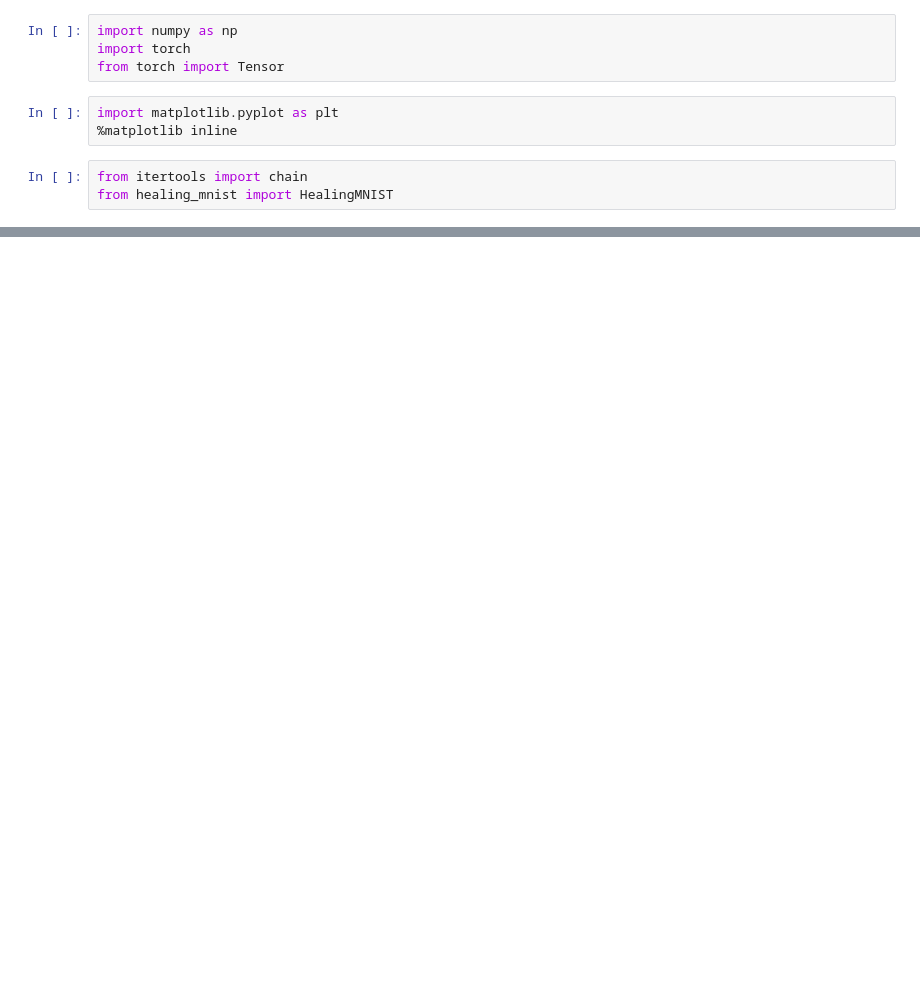
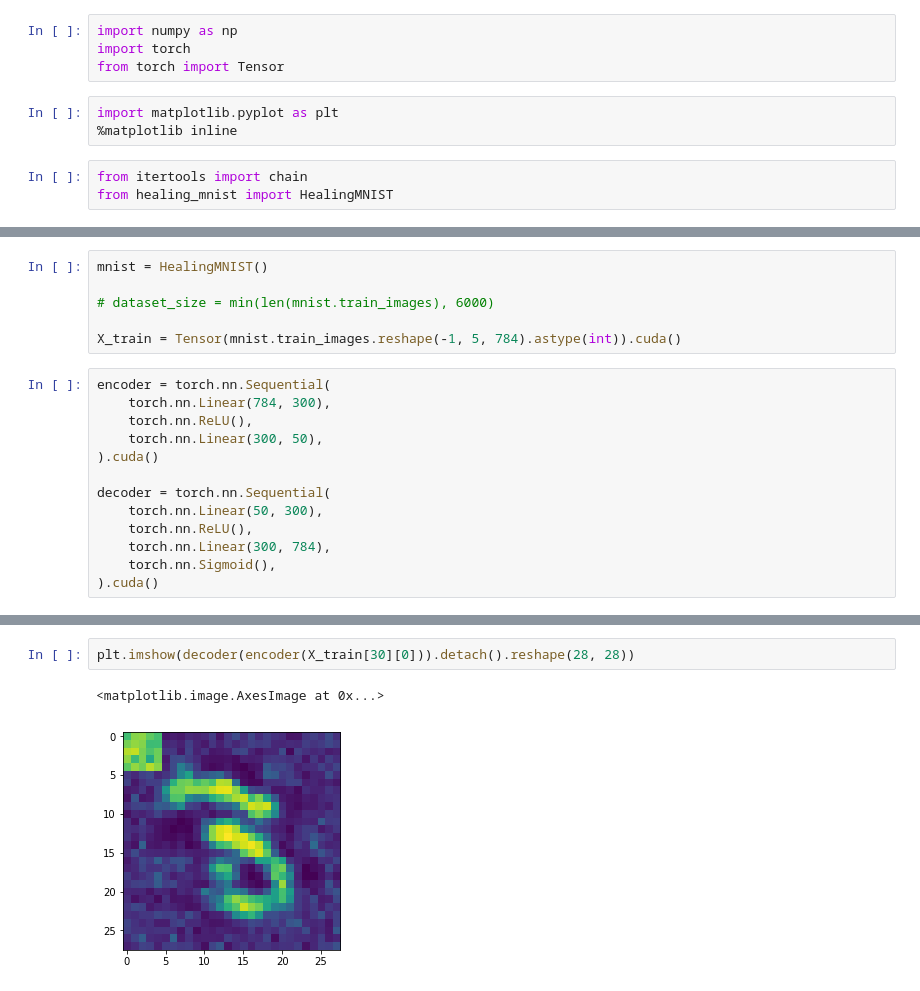
Before and after one commit to NikitaChizhov/deep_kalman_filter_for_BM, a Jupyter notebook: model.ipynb, the cells around one changed output, grey strips where cells are left out. Cells and saved outputs as stored; diff of their text form; blank space fills up the shorter version.

```diff
--- a/model.ipynb
+++ b/model.ipynb
@@ -143,0 +154,19 @@ plt.imshow(Q(X_train[2]).detach()[0].reshape(28, 28))
+# %%
+mnist = HealingMNIST()
+
+# dataset_size = min(len(mnist.train_images), 6000)
+
+X_train = Tensor(mnist.train_images.reshape(-1, 5, 784).astype(int)).cuda()
+# %%
+encoder = torch.nn.Sequential(
+    torch.nn.Linear(784, 300),
+    torch.nn.ReLU(),
+    torch.nn.Linear(300, 50),
+).cuda()
+
+decoder = torch.nn.Sequential(
+    torch.nn.Linear(50, 300),
+    torch.nn.ReLU(),
+    torch.nn.Linear(300, 784),
+    torch.nn.Sigmoid(),
+).cuda()
@@ -143,0 +199,5 @@ plt.imshow(Q(X_train[2]).detach()[0].reshape(28, 28))
+# %%
+plt.imshow(decoder(encoder(X_train[30][0])).detach().reshape(28, 28))
+# %% [output]
+<matplotlib.image.AxesImage at 0x...>
+[figure, added]
```
Also changed, not shown: parts of 16 cells of this notebook.
